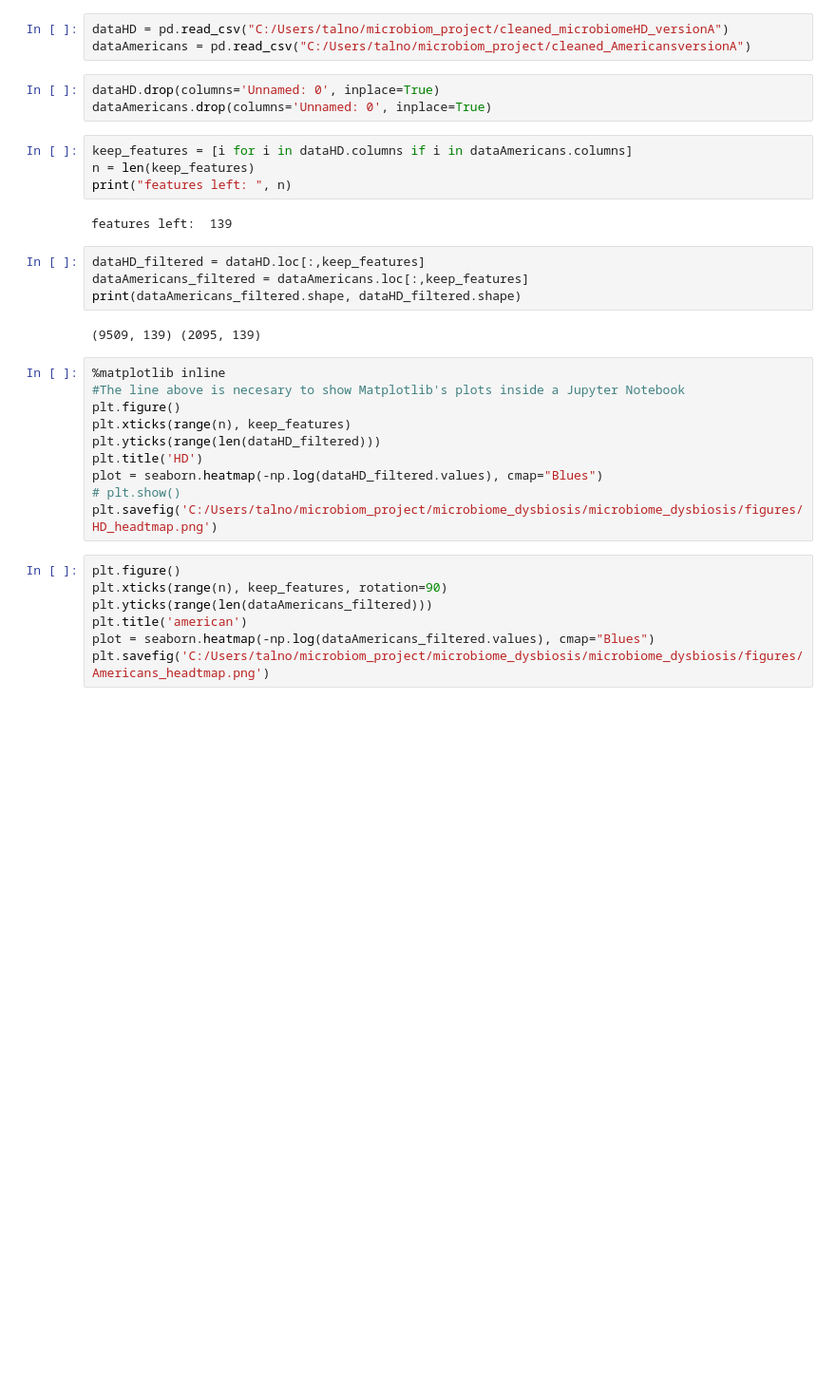
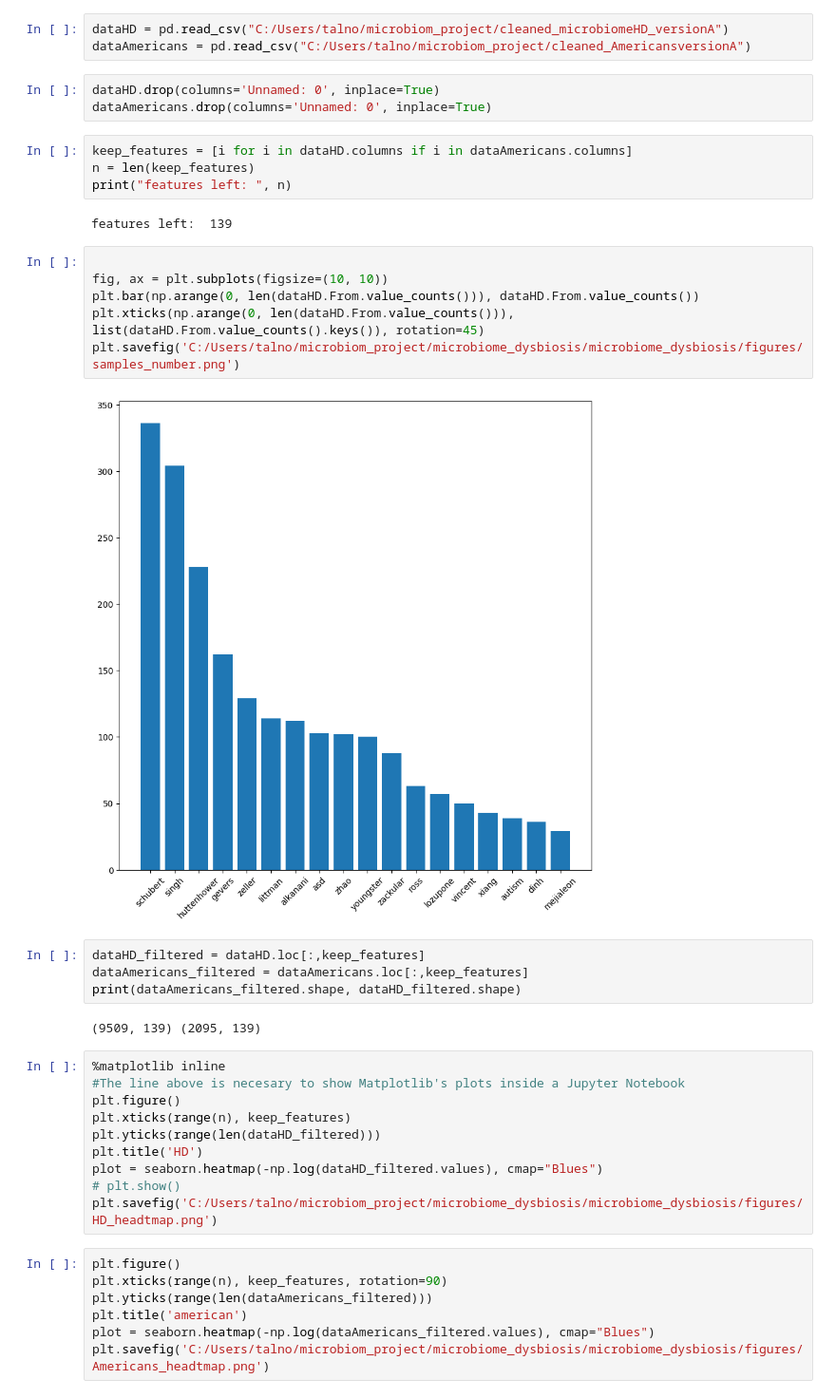
Before and after one commit to talnof1/microbiome_dysbiosis, a Jupyter notebook: american_gut/american_gut_pca.ipynb, the cells around one changed output. Shown: that part at 95% size. Saved outputs shown, nothing was run; the diff lists cells and outputs as text; blank space fills up the shorter version.

Commit message:
plotting

```diff
--- a/american_gut/american_gut_pca.ipynb
+++ b/american_gut/american_gut_pca.ipynb
@@ -18,6 +19,14 @@ n = len(keep_features)
 print("features left: ", n)
 # %% [output]
 features left:  139
+# %%
+
+fig, ax = plt.subplots(figsize=(10, 10))
+plt.bar(np.arange(0, len(dataHD.From.value_counts())), dataHD.From.value_counts())
+plt.xticks(np.arange(0, len(dataHD.From.value_counts())), list(dataHD.From.value_counts().keys()), rotation=45)
+plt.savefig('C:/Users/talno/microbiom_project/microbiome_dysbiosis/microbiome_dysbiosis/figures/samples_number.png')
+# %% [output]
+[figure, added]
 # %%
 dataHD_filtered = dataHD.loc[:,keep_features]
 dataAmericans_filtered = dataAmericans.loc[:,keep_features]
```
Also changed, not shown: parts of 25 cells of this notebook, 4 other files.
